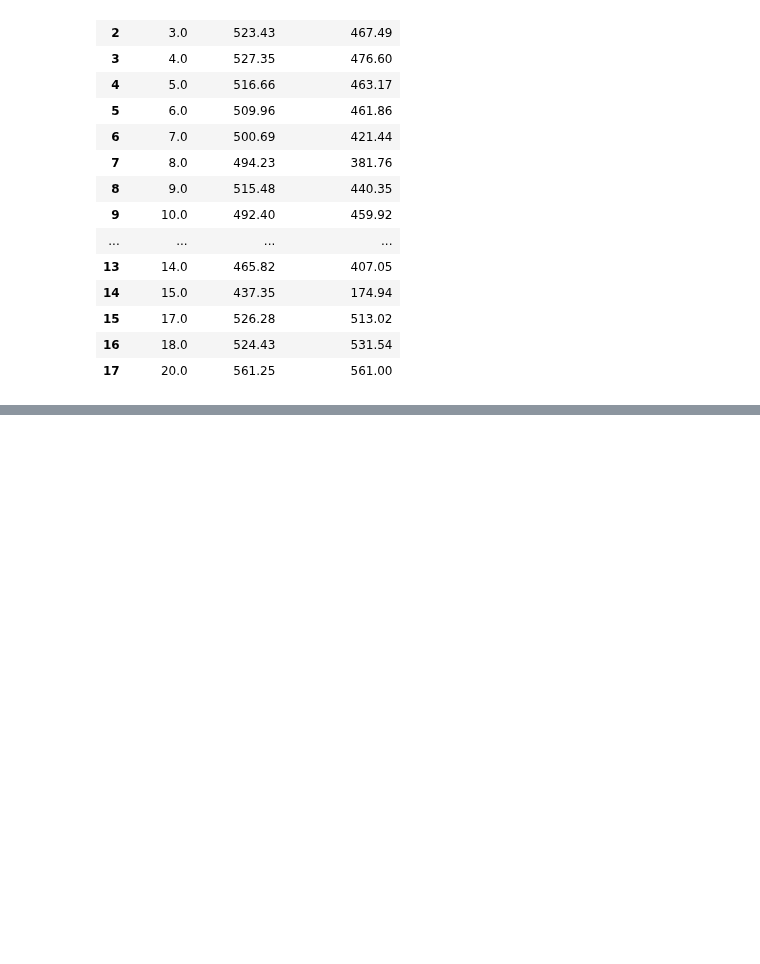
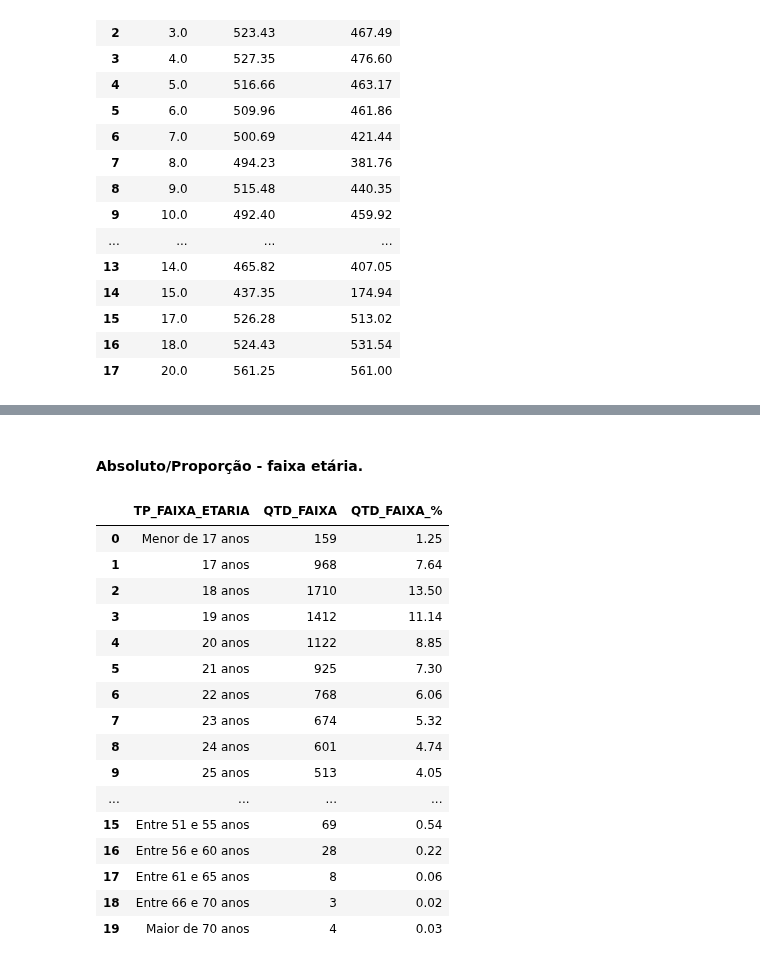
Before and after one commit to Bruno-Santana-Eco/Analise-de-Dados-ENEM, a Jupyter notebook: DataPrep1.ipynb, the cells around one changed output, grey strips where cells are left out. Saved outputs shown, nothing was run; the diff lists cells and outputs as text; code cells hidden in the pictures; blank space fills up the shorter version.

```diff
--- a/DataPrep1.ipynb
+++ b/DataPrep1.ipynb
@@ -1763,0 +1863,31 @@ geral11_media.head(21)
+# %% [markdown]
+#### Absoluto/Proporção - faixa etária.
+# %%
+geral12_prop = df_enem['TP_FAIXA_ETARIA'].value_counts().sort_index()
+
+geral12_prop = pd.DataFrame({'TP_FAIXA_ETARIA': geral12_prop.index, 'QTD_FAIXA': geral12_prop.values})
+geral12_prop['QTD_FAIXA_%'] = ((geral12_prop['QTD_FAIXA'] / geral12_prop['QTD_FAIXA'].sum())*100).round(2)
+geral12_prop['TP_FAIXA_ETARIA'] = geral12_prop['TP_FAIXA_ETARIA'].map({1: 'Menor de 17 anos',
+2: '17 anos', 3: '18 anos', 4: '19 anos', 5: '20 anos', 6: '21 anos', 7: '22 anos',
+8: '23 anos', 9: '24 anos', 10: '25 anos', 11: 'Entre 26 e 30 anos', 12: 'Entre 31 e 35 anos',
+13: 'Entre 36 e 40 anos', 14: 'Entre 41 e 45 anos', 15: 'Entre 46 e 50 anos', 16: 'Entre 51 e 55 anos', 17: 'Entre 56 e 60 anos',
+18: 'Entre 61 e 65 anos', 19: 'Entre 66 e 70 anos', 20: 'Maior de 70 anos' })
+geral12_prop.head(21)
+# %% [output]
+|  | TP_FAIXA_ETARIA | QTD_FAIXA | QTD_FAIXA_% |
+| 0 | Menor de 17 anos | 159 | 1.25 |
+| 1 | 17 anos | 968 | 7.64 |
+| 2 | 18 anos | 1710 | 13.50 |
+| 3 | 19 anos | 1412 | 11.14 |
+| 4 | 20 anos | 1122 | 8.85 |
+| 5 | 21 anos | 925 | 7.30 |
+| 6 | 22 anos | 768 | 6.06 |
+| 7 | 23 anos | 674 | 5.32 |
+| 8 | 24 anos | 601 | 4.74 |
+| 9 | 25 anos | 513 | 4.05 |
+| ... | ... | ... | ... |
+| 15 | Entre 51 e 55 anos | 69 | 0.54 |
+| 16 | Entre 56 e 60 anos | 28 | 0.22 |
+| 17 | Entre 61 e 65 anos | 8 | 0.06 |
+| 18 | Entre 66 e 70 anos | 3 | 0.02 |
+| 19 | Maior de 70 anos | 4 | 0.03 |
```
Also changed, not shown: parts of 30 cells of this notebook, 2 other files.
